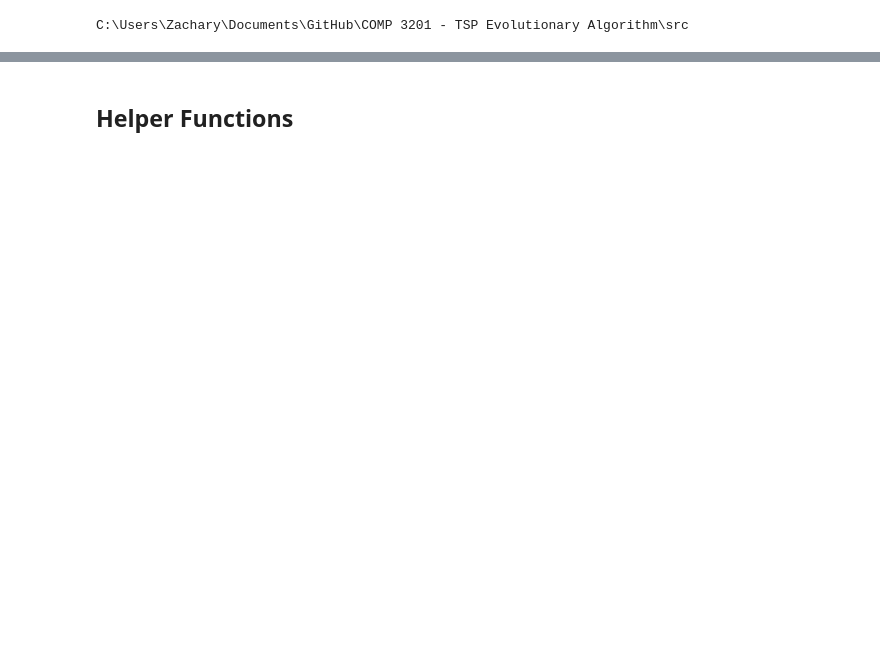
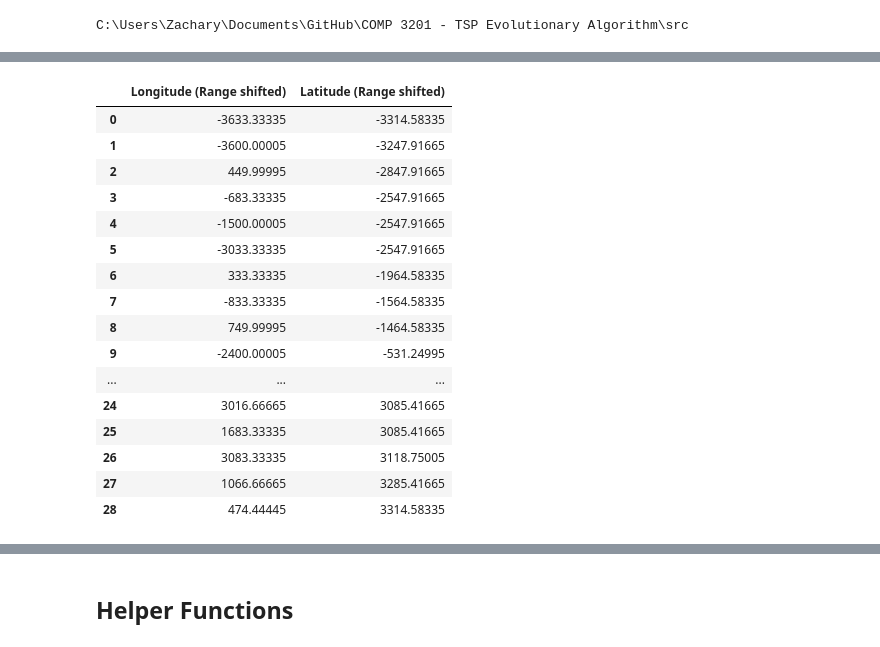
Before and after one commit to ZacharyMN709/COMP-3201---TSP-Evolutionary-Algorithm, a Jupyter notebook: src/Presentation.ipynb, the cells around one changed output, grey strips where cells are left out. Saved outputs shown, nothing was run; the diff lists cells and outputs as text; code cells hidden in the pictures; blank space fills up the shorter version.

```diff
--- a/src/Presentation.ipynb
+++ b/src/Presentation.ipynb
@@ -66,7 +69,7 @@ for x in palettes:
 # %%
 # Changing this variable changes which file to parse.
 # Makes testing/presenting easier, since less code has to be changed.
-FILENUM = 3
+FILENUM = 1
 # %%
 # Standard Imports
 
@@ -116,4 +119,6 @@ ParentSelectionMethods.set_tournament_size(tournament_size)
 RecombinationMethods.set_crossover_point(crossover_point)
 RecombinationMethods.set_crossover_rate(crossover_rate)
 MutationMethods.set_mutation_rate(mutation_rate)
+
+TSP.DATAFRAME
 # %% [output]
@@ -121,3 +125,20 @@ Warning! Takes approximately 45 seconds per decade
+|  | Longitude (Range shifted) | Latitude (Range shifted) |
+| 0 | -3633.33335 | -3314.58335 |
+| 1 | -3600.00005 | -3247.91665 |
+| 2 | 449.99995 | -2847.91665 |
+| 3 | -683.33335 | -2547.91665 |
+| 4 | -1500.00005 | -2547.91665 |
+| 5 | -3033.33335 | -2547.91665 |
+| 6 | 333.33335 | -1964.58335 |
+| 7 | -833.33335 | -1564.58335 |
+| 8 | 749.99995 | -1464.58335 |
+| 9 | -2400.00005 | -531.24995 |
+| ... | ... | ... |
+| 24 | 3016.66665 | 3085.41665 |
+| 25 | 1683.33335 | 3085.41665 |
+| 26 | 3083.33335 | 3118.75005 |
+| 27 | 1066.66665 | 3285.41665 |
+| 28 | 474.44445 | 3314.58335 |
 # %%
 def evolution_algorithm(maximize, print_gens=True, display_freq=None):
     if display_freq is None: display_freq = generation_limit
```
Also changed, not shown: parts of 7 cells of this notebook, 3 other files.
